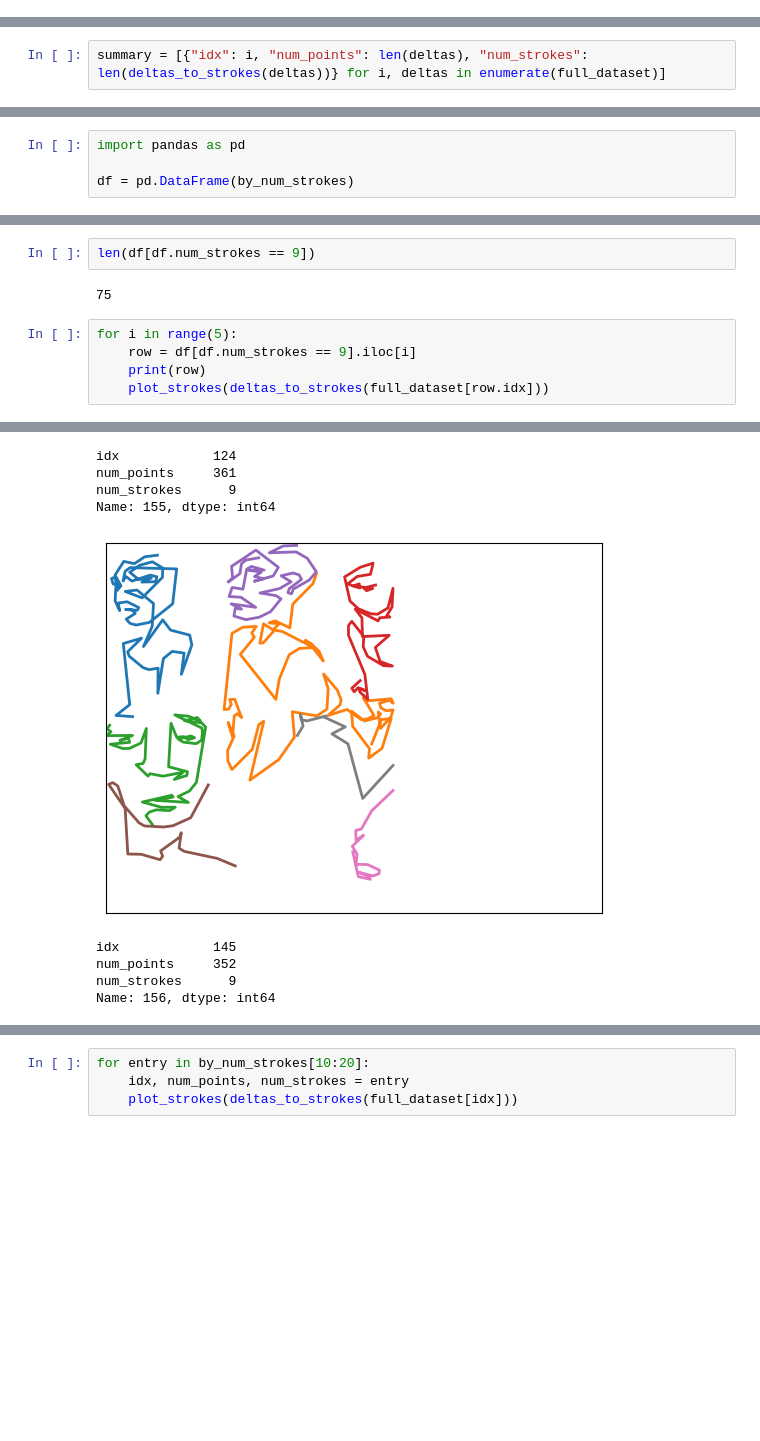
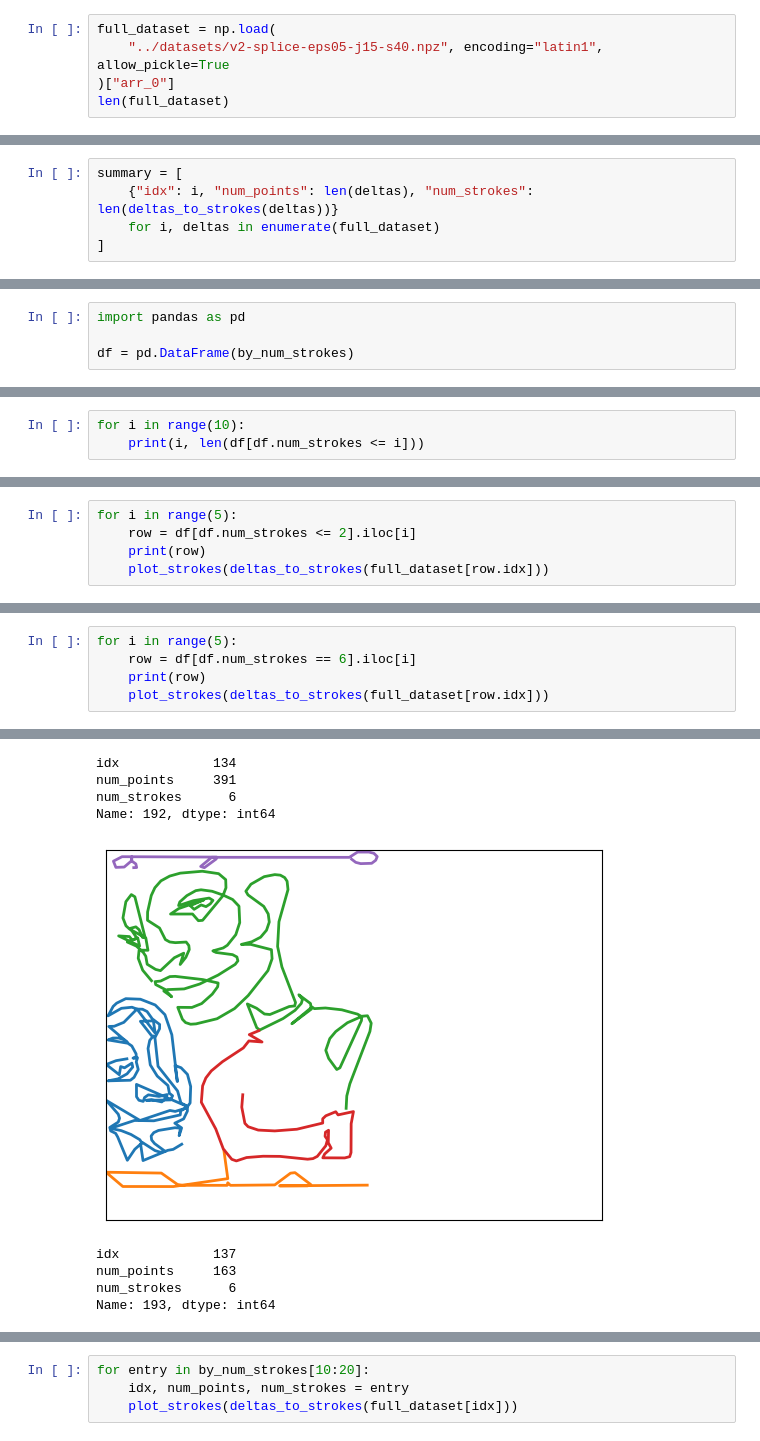
Before and after one commit to andrewlook/singleline_dataset, a Jupyter notebook: nbs/08_dataset_analysis.ipynb, the cells around one changed output, grey strips where cells are left out. Drawn from its saved outputs; the diff is of its cells as text; blank space fills up the shorter version.

```diff
--- a/nbs/08_dataset_analysis.ipynb
+++ b/nbs/08_dataset_analysis.ipynb
@@ -35,2 +32,7 @@ len(full_dataset)
 # %% [output]
 1651
+# %%
+full_dataset = np.load(
+    "../datasets/v2-splice-eps05-j15-s40.npz", encoding="latin1", allow_pickle=True
+)["arr_0"]
+len(full_dataset)
@@ -39,5 +43,8 @@ plot_strokes(deltas_to_strokes(full_dataset[0]))
 # %% [output]
 [figure]
 # %%
-summary = [{"idx": i, "num_points": len(deltas), "num_strokes": len(deltas_to_strokes(deltas))} for i, deltas in enumerate(full_dataset)]
+summary = [
+    {"idx": i, "num_points": len(deltas), "num_strokes": len(deltas_to_strokes(deltas))}
+    for i, deltas in enumerate(full_dataset)
+]
 # %%
@@ -84,0 +92,3 @@ df.num_strokes.hist()
+# %%
+for i in range(10):
+    print(i, len(df[df.num_strokes <= i]))
@@ -84,0 +181,5 @@ df.num_strokes.hist()
+# %%
+for i in range(5):
+    row = df[df.num_strokes <= 2].iloc[i]
+    print(row)
+    plot_strokes(deltas_to_strokes(full_dataset[row.idx]))
@@ -94,10 +275,6 @@ df[df.num_strokes <= 8].num_points.hist()
-# %%
-len(df[df.num_strokes == 9])
-# %% [output]
-75
 # %%
 for i in range(5):
-    row = df[df.num_strokes == 9].iloc[i]
+    row = df[df.num_strokes == 6].iloc[i]
     print(row)
     plot_strokes(deltas_to_strokes(full_dataset[row.idx]))
 # %% [output]
@@ -119,9 +296,9 @@ Name: 154, dtype: int64
-idx            124
-num_points     361
-num_strokes      9
-Name: 155, dtype: int64
+idx            134
+num_points     391
+num_strokes      6
+Name: 192, dtype: int64
-[figure, old version]
+[figure, new version]
-idx            145
-num_points     352
-num_strokes      9
-Name: 156, dtype: int64
+idx            137
+num_points     163
+num_strokes      6
+Name: 193, dtype: int64
```
Also changed, not shown: parts of 38 cells of this notebook, 5 other files.
